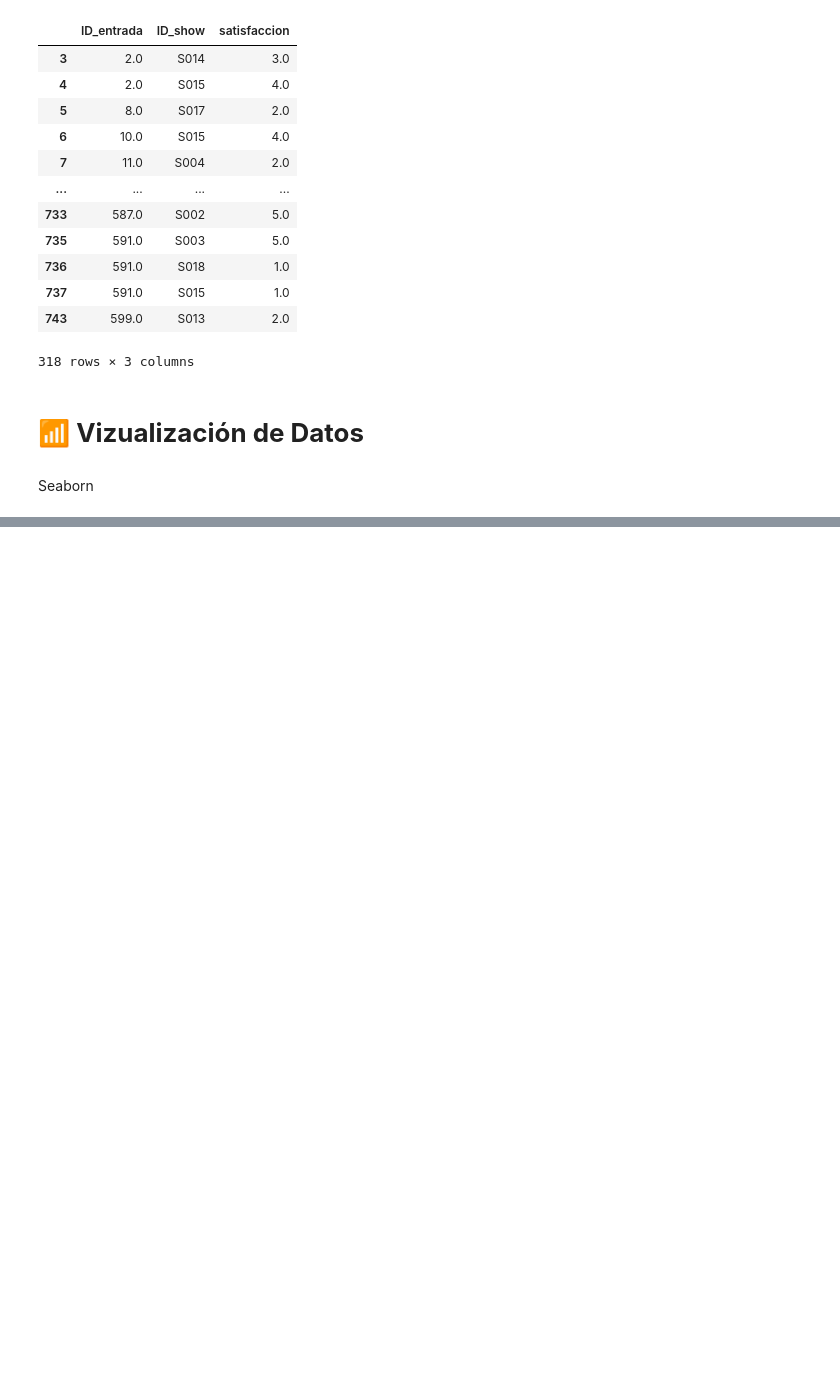
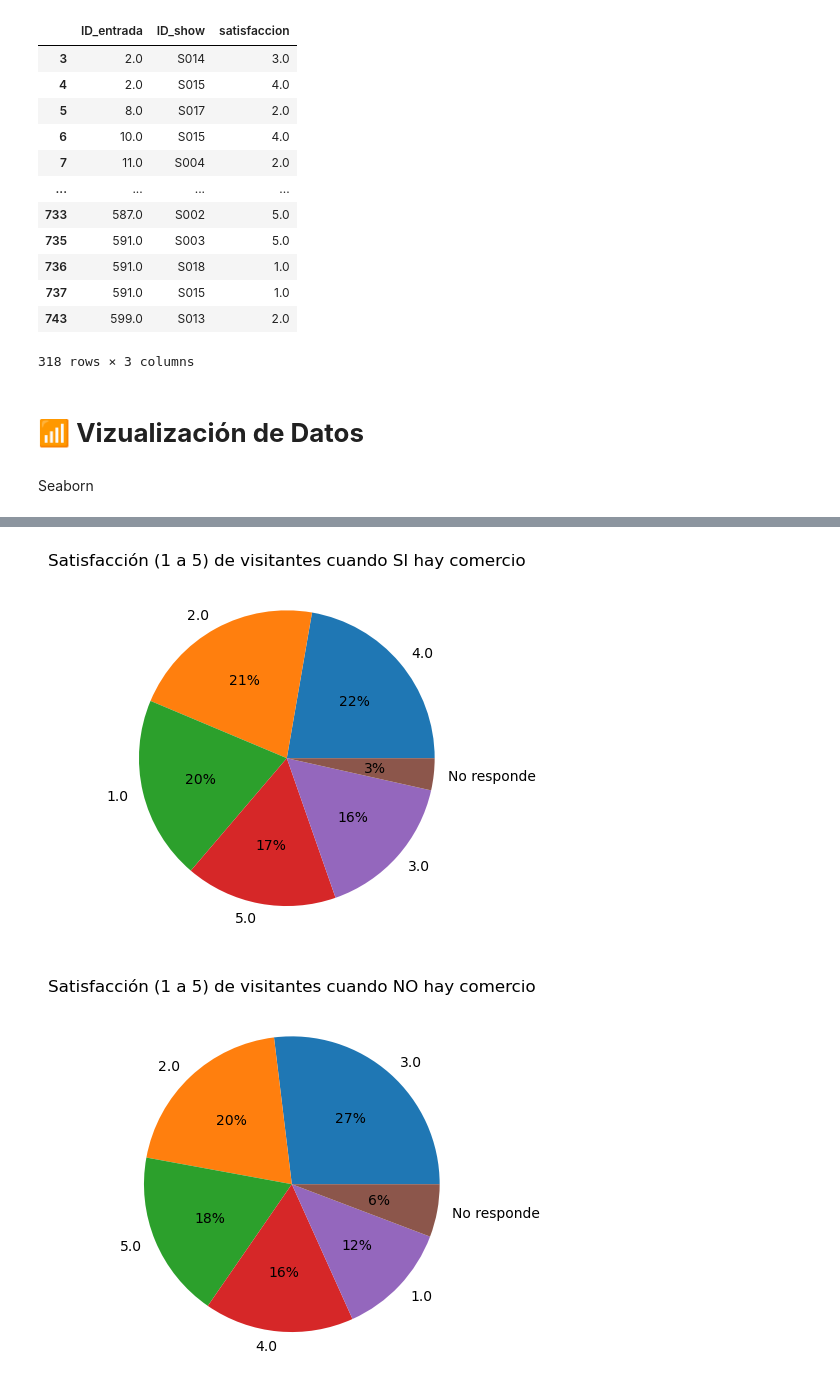
Before and after one commit to LBrownI/pandas_zoo, a Jupyter notebook: Tarea_2_Taller_Software_DS_Grupo_14.ipynb.ipynb, the cells around one changed output, grey strips where cells are left out. Saved outputs shown, nothing was run; the diff lists cells and outputs as text; code cells hidden in the pictures; blank space fills up the shorter version.

```diff
--- a/Tarea_2_Taller_Software_DS_Grupo_14.ipynb.ipynb
+++ b/Tarea_2_Taller_Software_DS_Grupo_14.ipynb.ipynb
@@ -652,11 +714,16 @@ plt.show()
 # %%
 # Pregunta 6: ¿La presencia de comercios en los hábitats afecta la satisfacción de los visitantes?
 for comercio in left_join_entradas_habitats["comercio"].unique():
-    filtro_comercio = left_join_entradas_habitats[left_join_entradas_habitats["comercio"] == comercio]
+    filtro_comercio = left_join_entradas_habitats[left_join_entradas_habitats["comercio"] == comercio].copy()
+    filtro_comercio["satisfaccion"] = filtro_comercio["satisfaccion"].fillna("No responde")
+
     conteo_satisfaccion = filtro_comercio["satisfaccion"].value_counts().reset_index()
     plt.figure()
     plt.pie(conteo_satisfaccion["count"], labels=conteo_satisfaccion["satisfaccion"], autopct='%.0f%%')
     titulo_comercio = "SI" if comercio else "NO"
     plt.title(f"Satisfacción (1 a 5) de visitantes cuando {titulo_comercio} hay comercio")
 
 plt.show()
+# %% [output]
+[figure, added]
+[figure, added]
```
Also changed, not shown: parts of 23 cells of this notebook, 1 other file.
